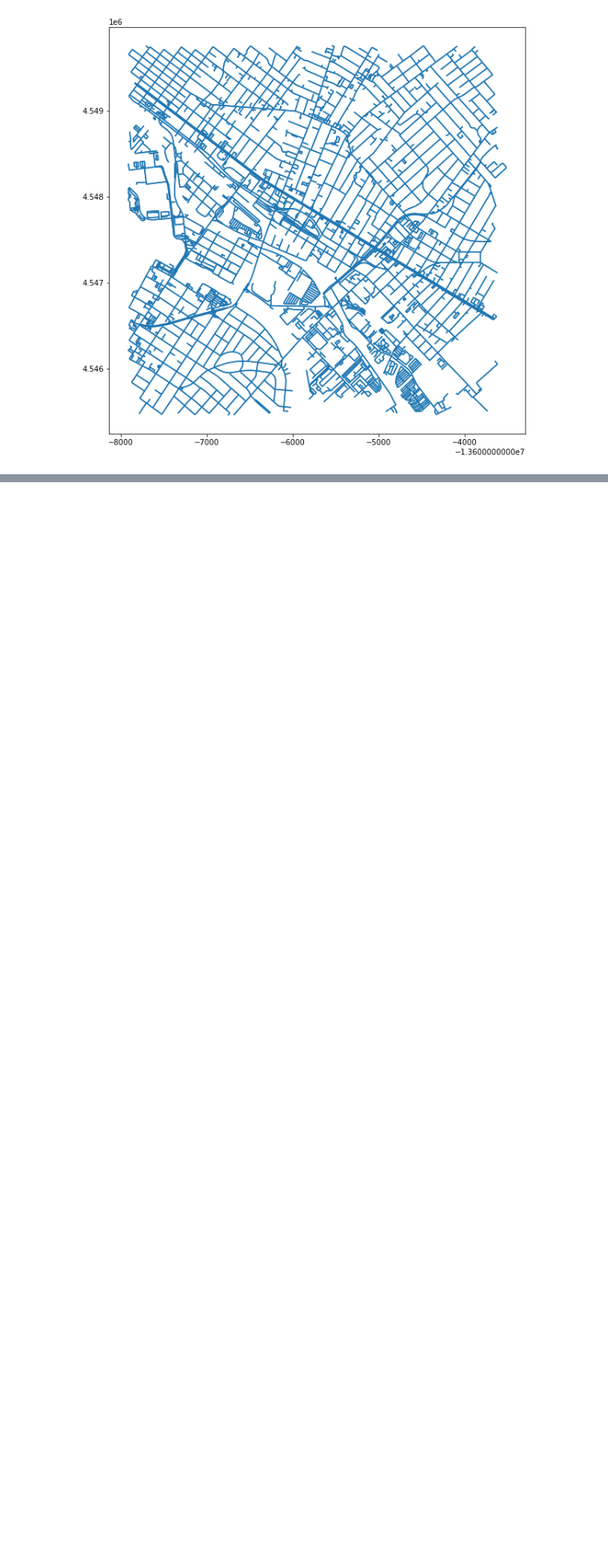
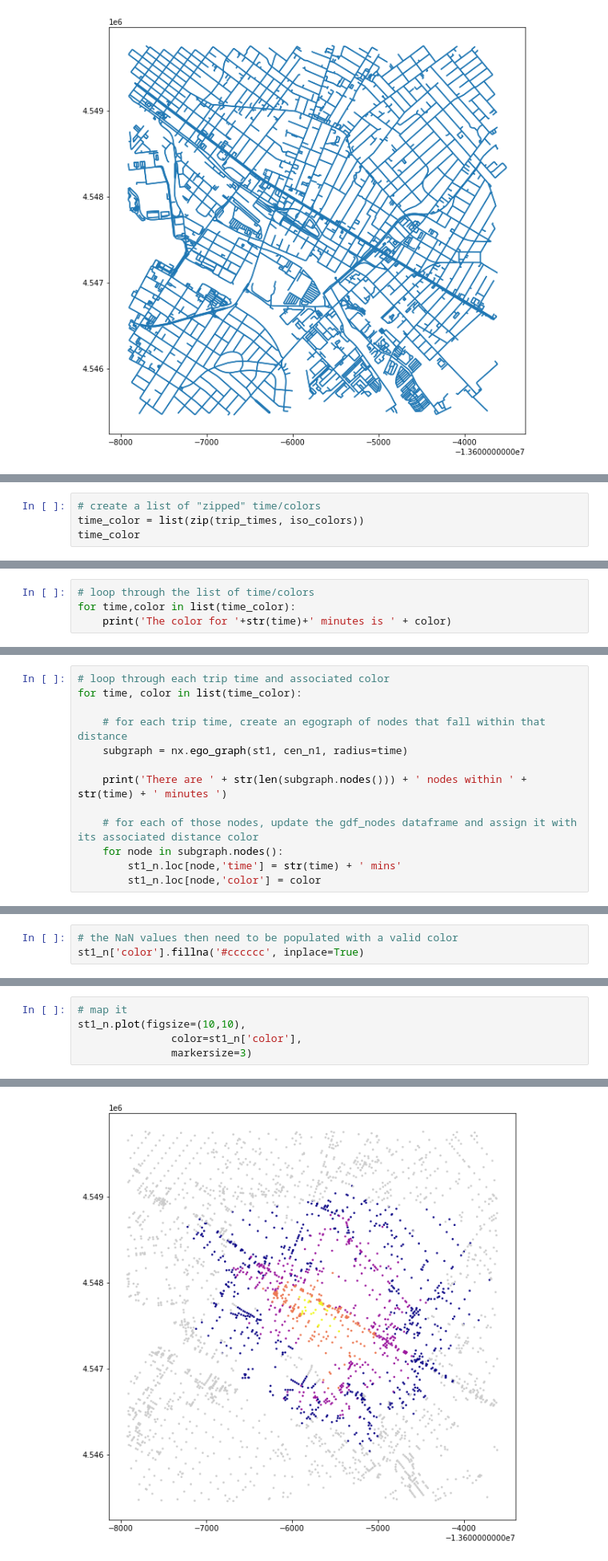
Before and after one commit to nlmatteson/UP206A--Final-Project, a Jupyter notebook: chaithra_week_4/Stations.ipynb, the cells around one changed output, grey strips where cells are left out. Shown at 80% size. Cells and saved outputs as stored; diff of their text form; blank space fills up the shorter version.

```diff
--- a/chaithra_week_4/Stations.ipynb
+++ b/chaithra_week_4/Stations.ipynb
@@ -164,0 +271,4 @@ st1_e.plot(figsize=(10,10))
+# %%
+# create a list of "zipped" time/colors
+time_color = list(zip(trip_times, iso_colors))
+time_color
@@ -164,0 +277,4 @@ st1_e.plot(figsize=(10,10))
+# %%
+# loop through the list of time/colors
+for time,color in list(time_color):
+    print('The color for '+str(time)+' minutes is ' + color)
@@ -164,0 +286,13 @@ st1_e.plot(figsize=(10,10))
+# %%
+# loop through each trip time and associated color
+for time, color in list(time_color):
+
+    # for each trip time, create an egograph of nodes that fall within that distance
+    subgraph = nx.ego_graph(st1, cen_n1, radius=time)
+
+    print('There are ' + str(len(subgraph.nodes())) + ' nodes within ' + str(time) + ' minutes ')
+
+    # for each of those nodes, update the gdf_nodes dataframe and assign it with its associated distance color
+    for node in subgraph.nodes():
+        st1_n.loc[node,'time'] = str(time) + ' mins'
+        st1_n.loc[node,'color'] = color
@@ -164,0 +306,3 @@ st1_e.plot(figsize=(10,10))
+# %%
+# the NaN values then need to be populated with a valid color
+st1_n['color'].fillna('#cccccc', inplace=True)
@@ -164,0 +311,6 @@ st1_e.plot(figsize=(10,10))
+# %%
+# map it
+st1_n.plot(figsize=(10,10),
+               color=st1_n['color'],
+               markersize=3)
+# %% [output]
@@ -164,0 +318 @@ st1_e.plot(figsize=(10,10))
+[figure, added]
```
Also changed, not shown: parts of 39 cells of this notebook.
